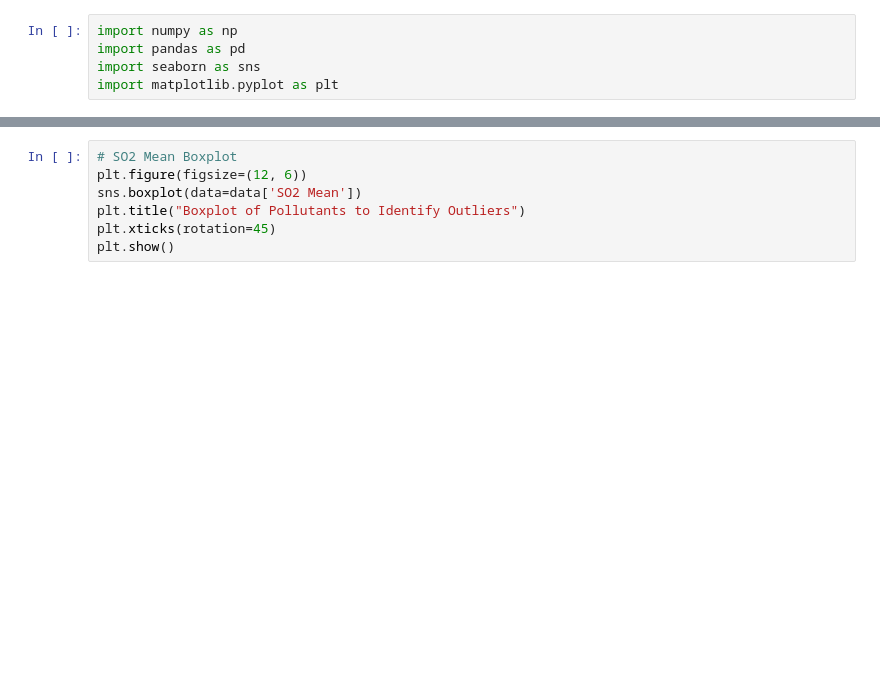
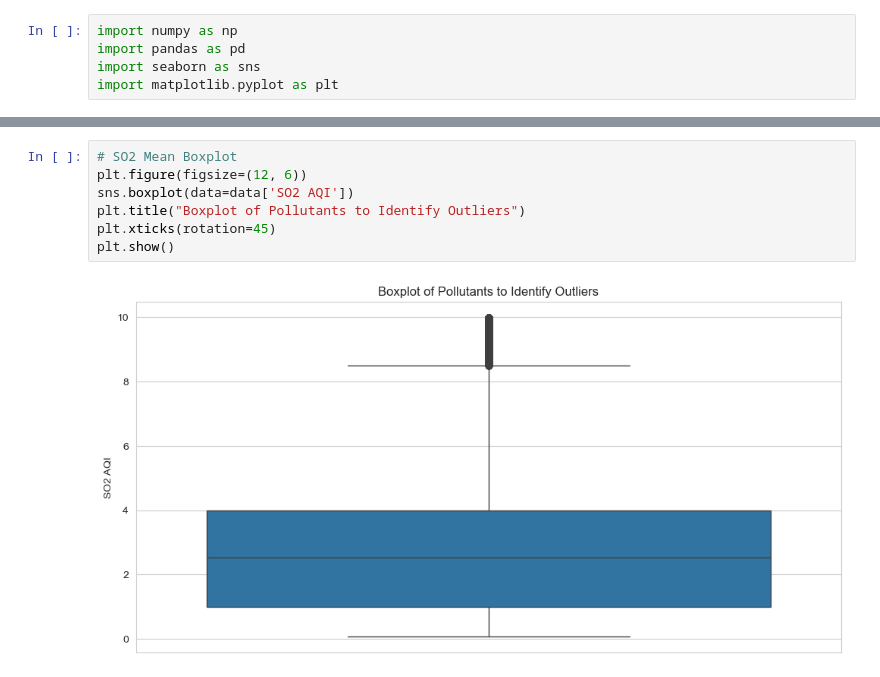
Before and after one commit to Ivan-codes99/forecasting-aqi, a Jupyter notebook: data_processing/data_visualization.ipynb, the cells around one changed output, grey strips where cells are left out. Drawn from its saved outputs; the diff is of its cells as text; blank space fills up the shorter version.

```diff
--- a/data_processing/data_visualization.ipynb
+++ b/data_processing/data_visualization.ipynb
@@ -40,10 +43,12 @@ plt.show()
 # %%
 # SO2 Mean Boxplot
 plt.figure(figsize=(12, 6))
-sns.boxplot(data=data['SO2 Mean'])
+sns.boxplot(data=data['SO2 AQI'])
 plt.title("Boxplot of Pollutants to Identify Outliers")
 plt.xticks(rotation=45)
 plt.show()
+# %% [output]
+[figure, added]
 # %%
 # CO Mean Boxplot
 plt.figure(figsize=(12, 6))
```
Also changed, not shown: parts of 6 cells of this notebook, 4 other files.
